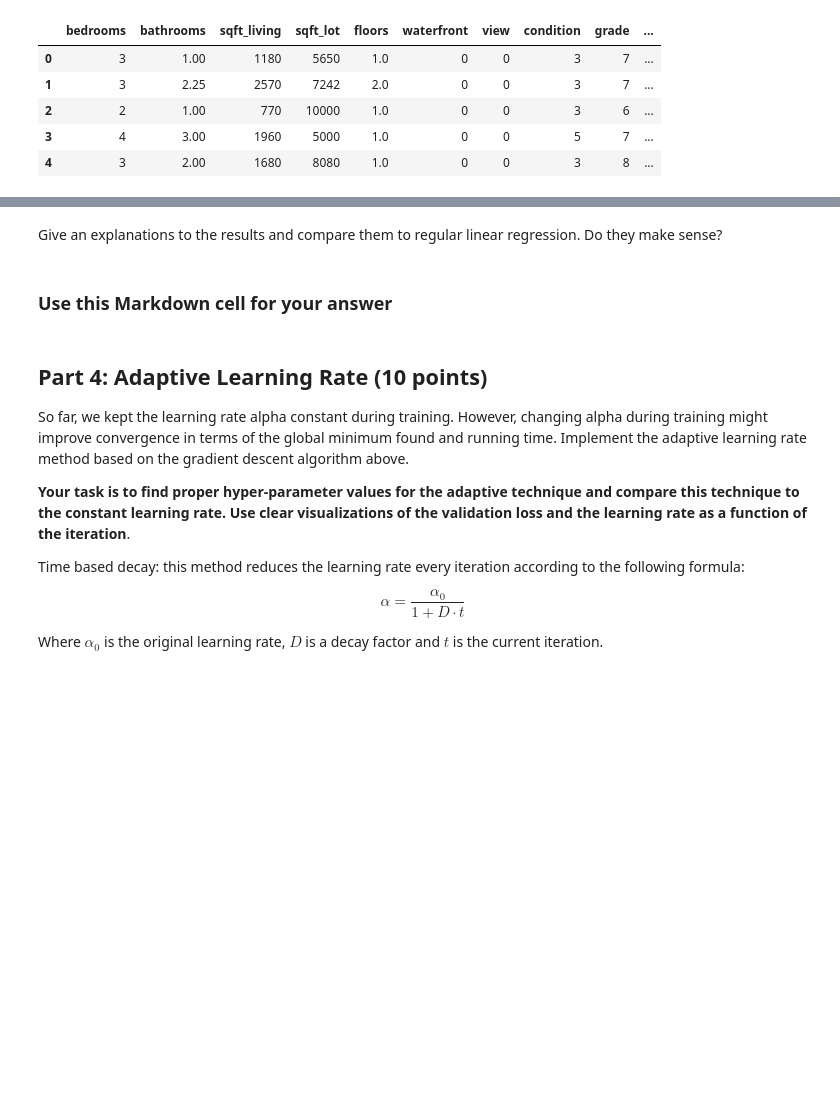
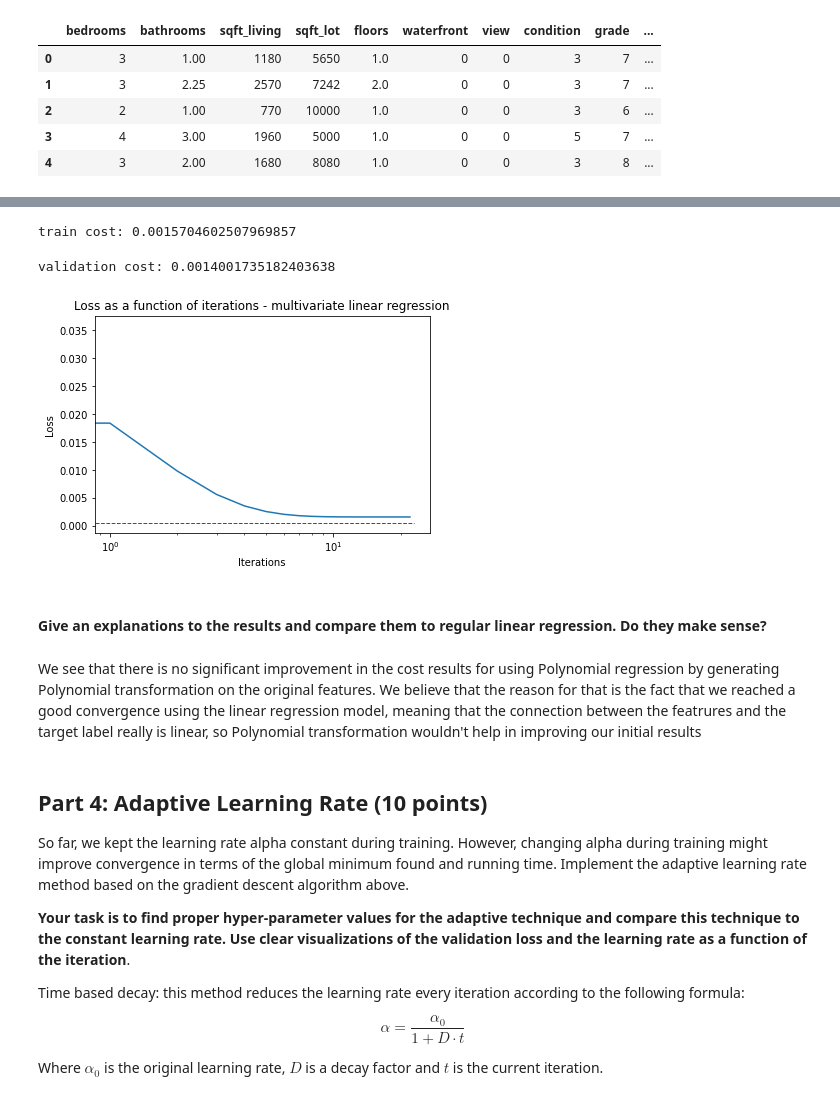
Before and after one commit to lotenn/Machine-Learning-from-Data-3141-2022-2, a Jupyter notebook: hwa1/hw1_201466349.ipynb, the cells around one changed output, grey strips where cells are left out. Saved outputs shown, nothing was run; the diff lists cells and outputs as text; code cells hidden in the pictures; blank space fills up the shorter version.

```diff
--- a/hwa1/hw1_201466349.ipynb
+++ b/hwa1/hw1_201466349.ipynb
@@ -595,7 +622,50 @@ all_features.head(5)
+# %%
+y = df['price'].values
+X = quad_features.values
+# %%
+# preprocessing
+X, y = preprocess(X, y)
+
+# add bias
+X = add_bias(X)
+# %%
+# training and validation split
+np.random.seed(42)
+indices = np.random.permutation(X.shape[0])
+idx_train, idx_val = indices[:int(0.8*X.shape[0])], indices[int(0.8*X.shape[0]):]
+X_train, X_val = X[idx_train,:], X[idx_val,:]
+y_train, y_val = y[idx_train], y[idx_val]
+# %%
+# training
+np.random.seed(42)
+shape = X_train.shape[1]
+theta = np.random.random(shape)
+iterations = 40000
+theta, J_history = efficient_gradient_descent(X_train ,y_train, theta, best_alpha, iterations)
+# %%
+print(f'train cost: {compute_cost(X_train, y_train, theta)}')
+# %% [output]
+train cost: 0.0015704602507969857
+# %%
+print(f'validation cost: {compute_cost(X_val, y_val, theta)}')
+# %% [output]
+validation cost: 0.0014001735182403638
+# %%
+plt.plot(np.arange(len(J_history)), J_history)
+plt.xscale('log')
+plt.xlabel('Iterations')
+plt.ylabel('Loss')
+plt.title('Loss as a function of iterations - multivariate linear regression')
+plt.hlines(y = J_pinv, xmin = 0, xmax = len(J_history), color='r',
+           linewidth = 1, linestyle = 'dashed')
+plt.show()
+# %% [output]
+[figure, added]
 # %% [markdown]
-Give an explanations to the results and compare them to regular linear regression. Do they make sense?
+#### Give an explanations to the results and compare them to regular linear regression. Do they make sense?
-# %% [markdown]
-### Use this Markdown cell for your answer
+# %% [markdown]
+We see that there is no significant improvement in the cost results for using Polynomial regression by generating Polynomial transformation on the original features.
+We believe that the reason for that is the fact that we reached a good convergence using the linear regression model, meaning that the connection between the featrures and the target label really is linear, so Polynomial transformation wouldn't help in improving our initial results
 # %% [markdown]
 ## Part 4: Adaptive Learning Rate (10 points)
 
```
Also changed, not shown: parts of 6 cells of this notebook.
